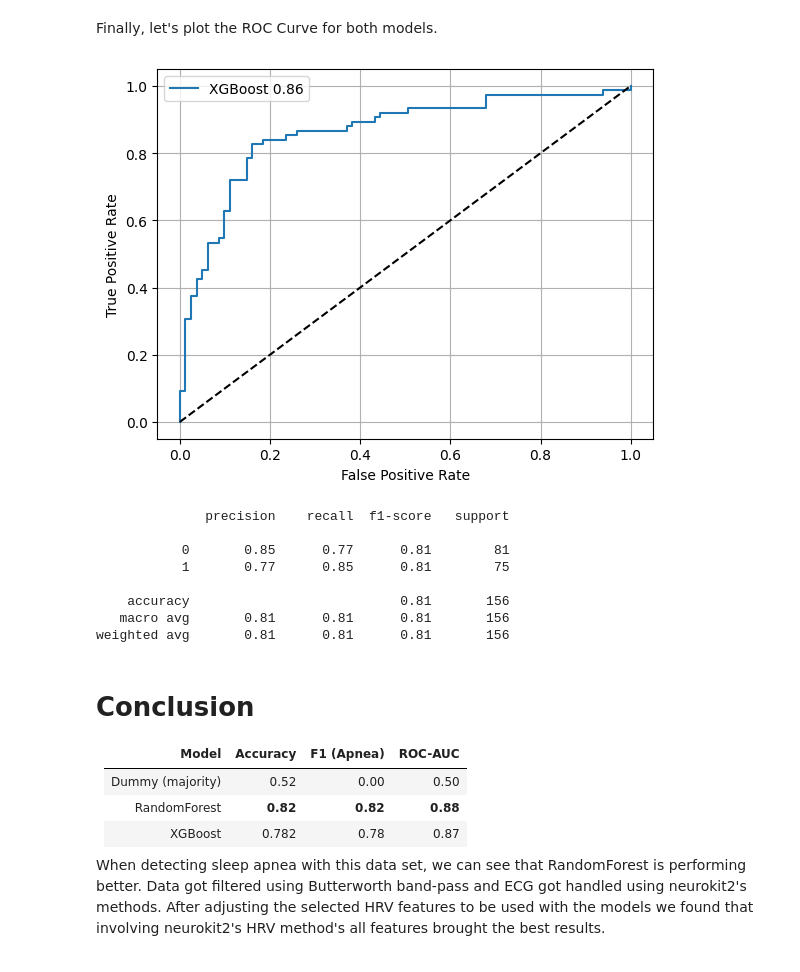
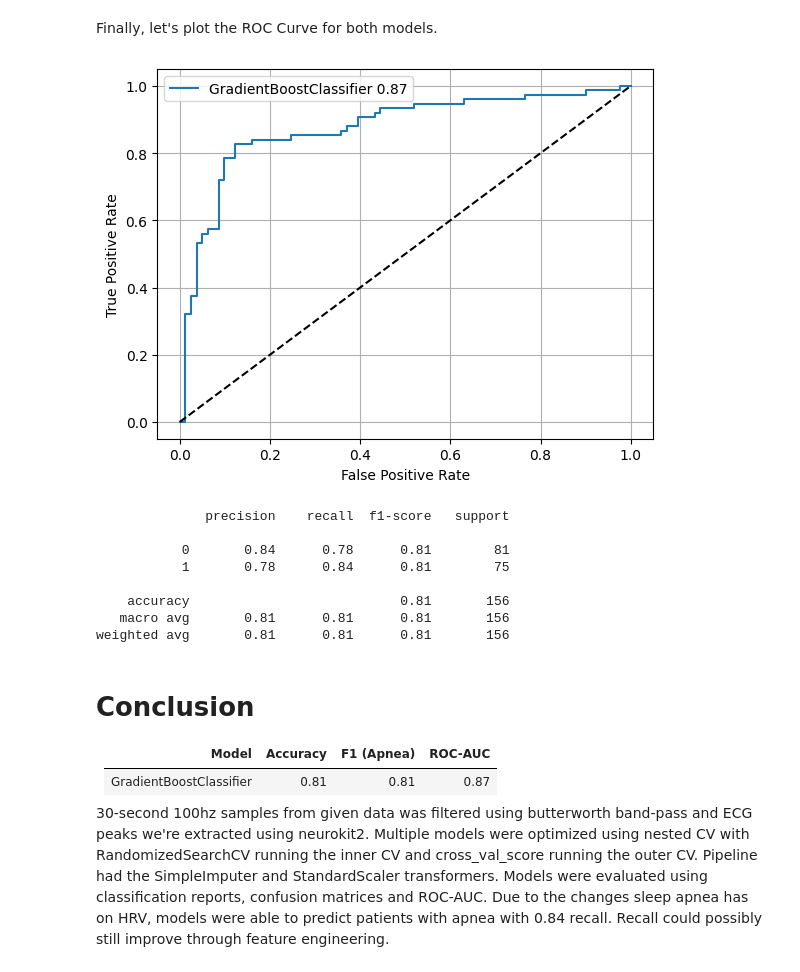
Before and after one commit to tinoseppala/notebooks, a Jupyter notebook: Sleep Apnea Detection/sleep_apnea_detection.ipynb, the cells around one changed output. Drawn from its saved outputs; the diff is of its cells as text; code cells hidden in the pictures.

Commit message:
Nested CV, RandomizedSearch, GradientBoostClassifier

```diff
--- a/Sleep Apnea Detection/sleep_apnea_detection.ipynb
+++ b/Sleep Apnea Detection/sleep_apnea_detection.ipynb
@@ -321,24 +334,24 @@ Finally, let's plot the ROC Curve for both models.
 # %%
 
 final_probs = randomsearch_final.predict_proba(X_test)[:, 1]
 final_fpr, final_tpr, _ = roc_curve(y_test, final_probs)
 final_auc = auc(final_fpr, final_tpr)
 
-plt.plot(final_fpr, final_tpr, label=f'XGBoost {final_auc:.2f}')
+plt.plot(final_fpr, final_tpr, label=f'GradientBoostClassifier {final_auc:.2f}')
 plt.plot([0, 1], [0, 1], 'k--')
 plt.xlabel('False Positive Rate')
 plt.ylabel('True Positive Rate')
 plt.legend()
 plt.grid(True)
 plt.show()
 
 print(final_classification)
 # %% [output]
-[figure, old version]
+[figure, new version]
               precision    recall  f1-score   support
 
-           0       0.85      0.77      0.81        81
-           1       0.77      0.85      0.81        75
+           0       0.84      0.78      0.81        81
+           1       0.78      0.84      0.81        75
 
     accuracy                           0.81       156
    macro avg       0.81      0.81      0.81       156
@@ -348,8 +361,6 @@ weighted avg       0.81      0.81      0.81       156
 
 | Model         | Accuracy | F1 (Apnea) | ROC-AUC |
 |---------------|----------|------------|---------|
-| Dummy (majority) | 0.52 | 0.00 | 0.50 |
-| RandomForest  | **0.82** | **0.82** | **0.88** |
-| XGBoost       | 0.782 | 0.78 | 0.87 |
+| GradientBoostClassifier | 0.81 | 0.81 | 0.87 |
 
-When detecting sleep apnea with this data set, we can see that RandomForest is performing better. Data got filtered using Butterworth band-pass and ECG got handled using neurokit2's methods. After adjusting the selected HRV features to be used with the models we found that involving neurokit2's HRV method's all features brought the best results.
+30-second 100hz samples from given data was filtered using butterworth band-pass and ECG peaks we're extracted using neurokit2. Multiple models were optimized using nested CV with RandomizedSearchCV running the inner CV and cross_val_score running the outer CV. Pipeline had the SimpleImputer and StandardScaler transformers. Models were evaluated using classification reports, confusion matrices and ROC-AUC. Due to the changes sleep apnea has on HRV, models were able to predict patients with apnea with 0.84 recall. Recall could possibly still improve through feature engineering.
```
Also changed, not shown: parts of 7 cells of this notebook.
